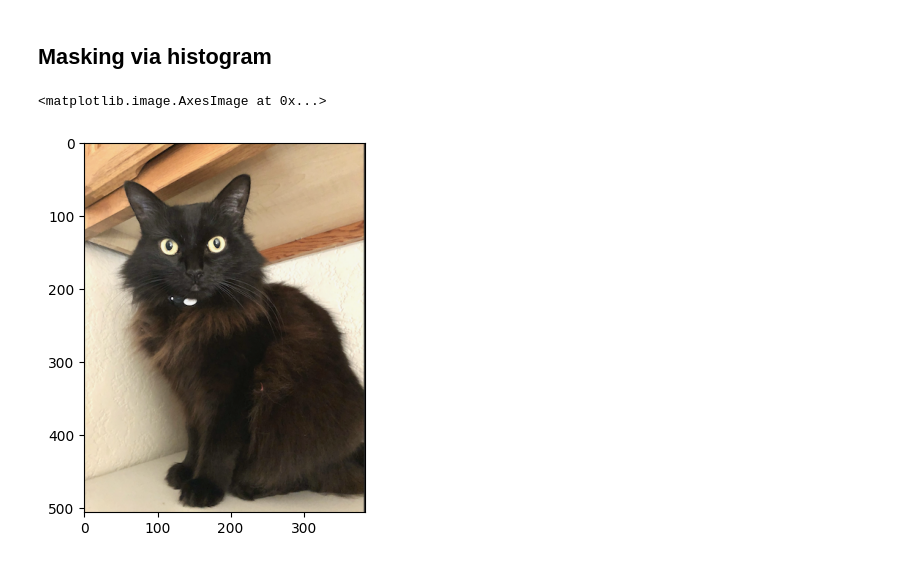
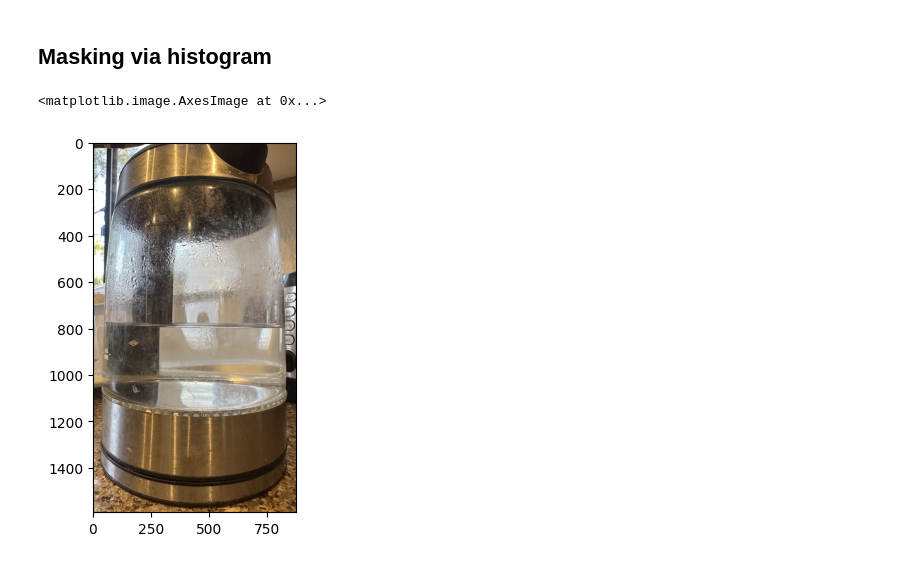
Before and after one commit to txpet628/img_detection, a Jupyter notebook: noise_test.ipynb, the cells around one changed output. Drawn from its saved outputs; the diff is of its cells as text; code cells hidden in the pictures.

```diff
--- a/noise_test.ipynb
+++ b/noise_test.ipynb
@@ -4,12 +4,14 @@ import matplotlib.pyplot as plt
 from scipy.ndimage import convolve
 # %% [markdown]
 ## Masking via histogram
-# %%
-img = plt.imread('chia.png')
-plt.imshow(img)
-# %% [output]
-<matplotlib.image.AxesImage at 0x...>
-[figure, removed]
+# %%
+img = plt.imread('chainik.png')
+img = img[:, :, :3]  # Discard alpha channel if present
+# img = np.dot(img[..., :3], [0.2989, 0.5870, 0.1140]) # convert to grayscale
+plt.imshow(img, cmap='gray')
+# %% [output]
+<matplotlib.image.AxesImage at 0x...>
+[figure, added]
 # %%
 grayscale = np.dot(img[..., :3], [0.2989, 0.5870, 0.1140])
 hist, bins = np.histogram(grayscale.flatten(), bins=256, range=[0, 1])
```
Also changed, not shown: parts of 3 cells of this notebook, 6 other files.
